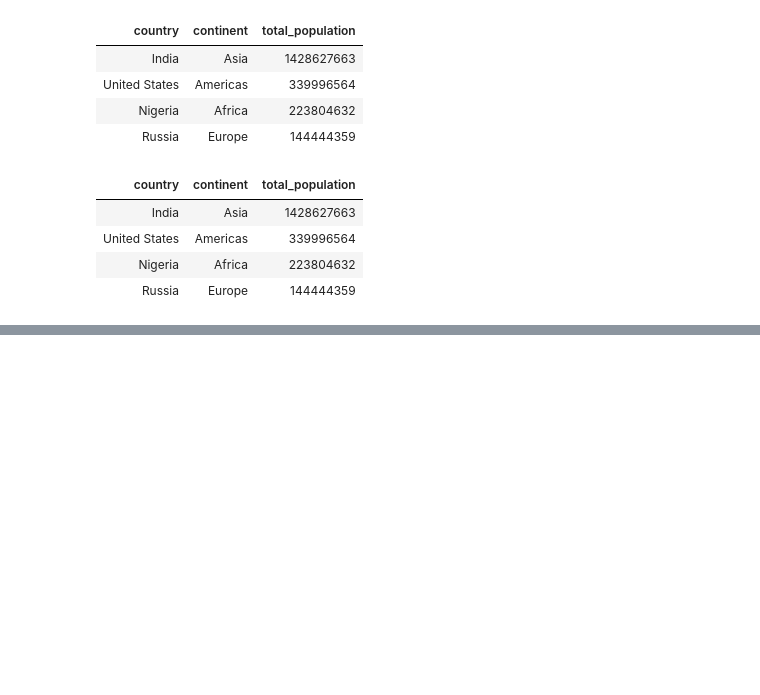
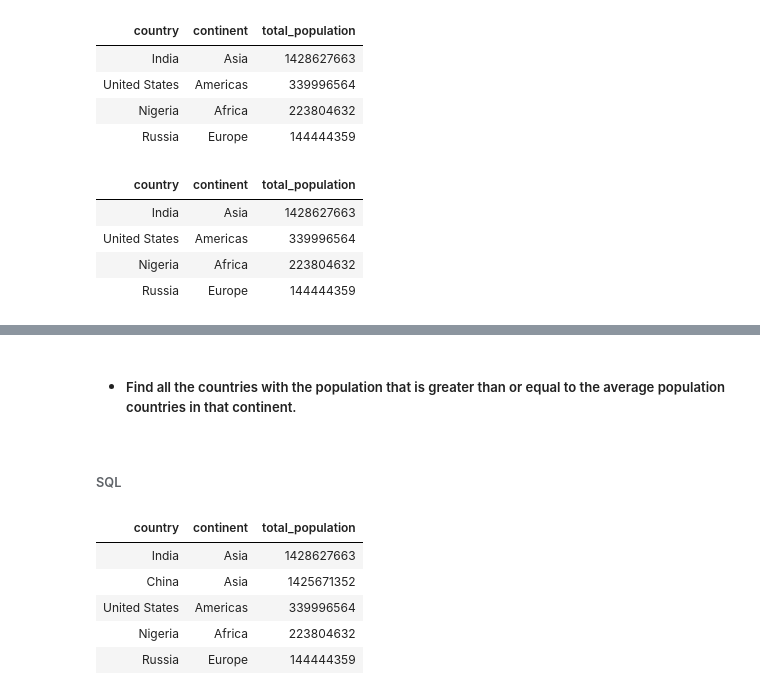
Before and after one commit to Rupam-1/SQL-Pyspark_Study, a Jupyter notebook: 06. Subqueries.ipynb, the cells around one changed output, grey strips where cells are left out. Cells and saved outputs as stored; diff of their text form; code cells hidden in the pictures; blank space fills up the shorter version.

```diff
--- a/06. Subqueries.ipynb
+++ b/06. Subqueries.ipynb
@@ -177,0 +310,54 @@ result.display()
+# %% [markdown]
+-  ##### Find all the countries with the population that is greater than or equal to the average population countries in that continent.
+# %% [markdown]
+###### SQL
+# %%
+%sql
+
+-- 1. Uisng corelated subquery
+select
+    country,
+    continent,
+    total_population
+from population a
+where
+    total_population >= (
+    select avg(total_population) from population b
+    where a.continent = b.continent
+);
+
+
+-- 2. Using regular subquery + join
+select
+    a.country,
+    a.continent,
+    a.total_population
+from population a
+join (
+    select
+        continent,
+        avg(total_population) as avg
+    from population group by continent
+    ) as b
+on a.continent = b.continent
+where a.total_population >= b.avg;
+
+
+-- 3. Using Windows function
+select country, continent, total_population from
+(
+    select
+        *,
+        avg(total_population) over (
+            partition by continent
+        ) as avg
+    from population
+) as t
+where total_population >= avg;
+# %% [output]
+| country | continent | total_population |
+| India | Asia | 1428627663 |
+| China | Asia | 1425671352 |
+| United States | Americas | 339996564 |
+| Nigeria | Africa | 223804632 |
+| Russia | Europe | 144444359 |
```
Also changed, not shown: parts of 23 cells of this notebook.
